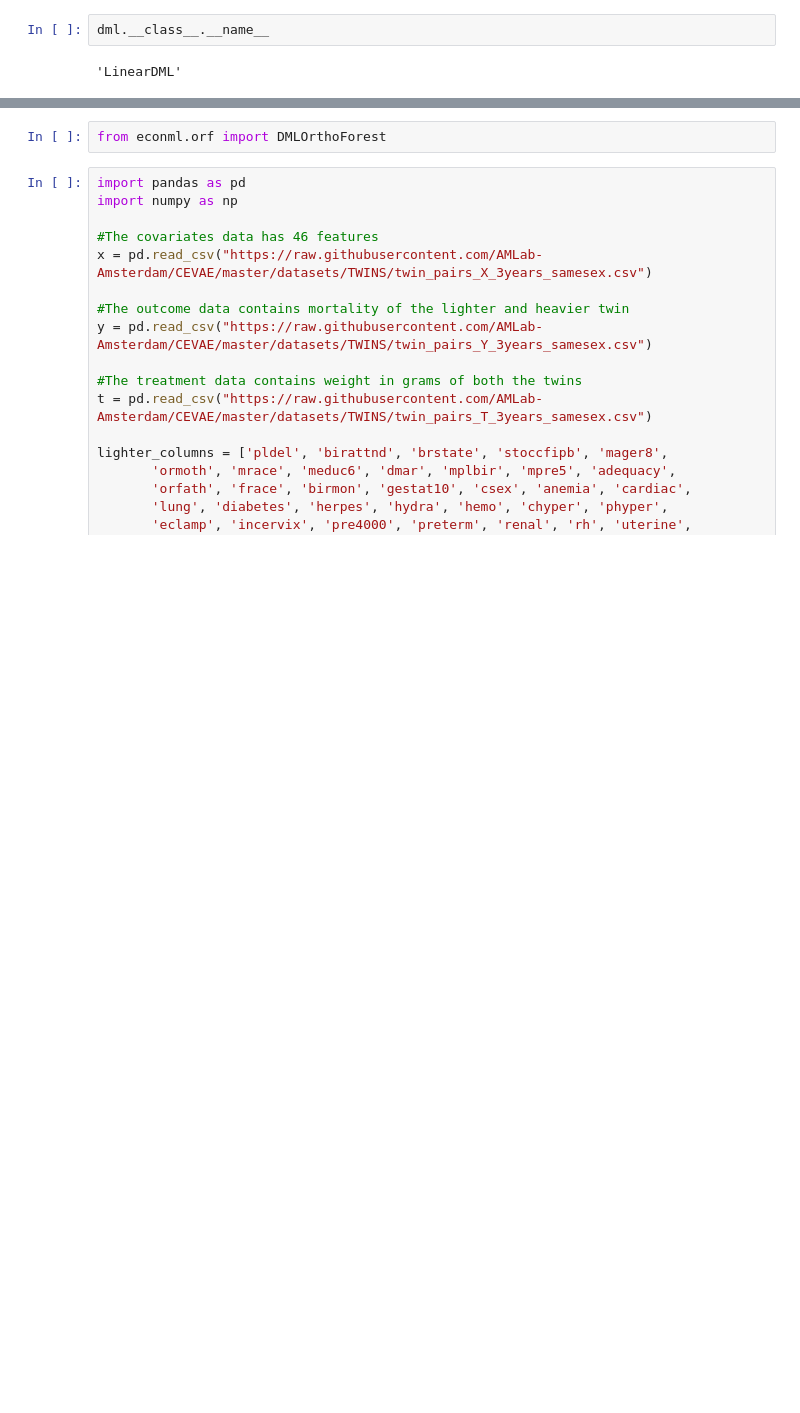
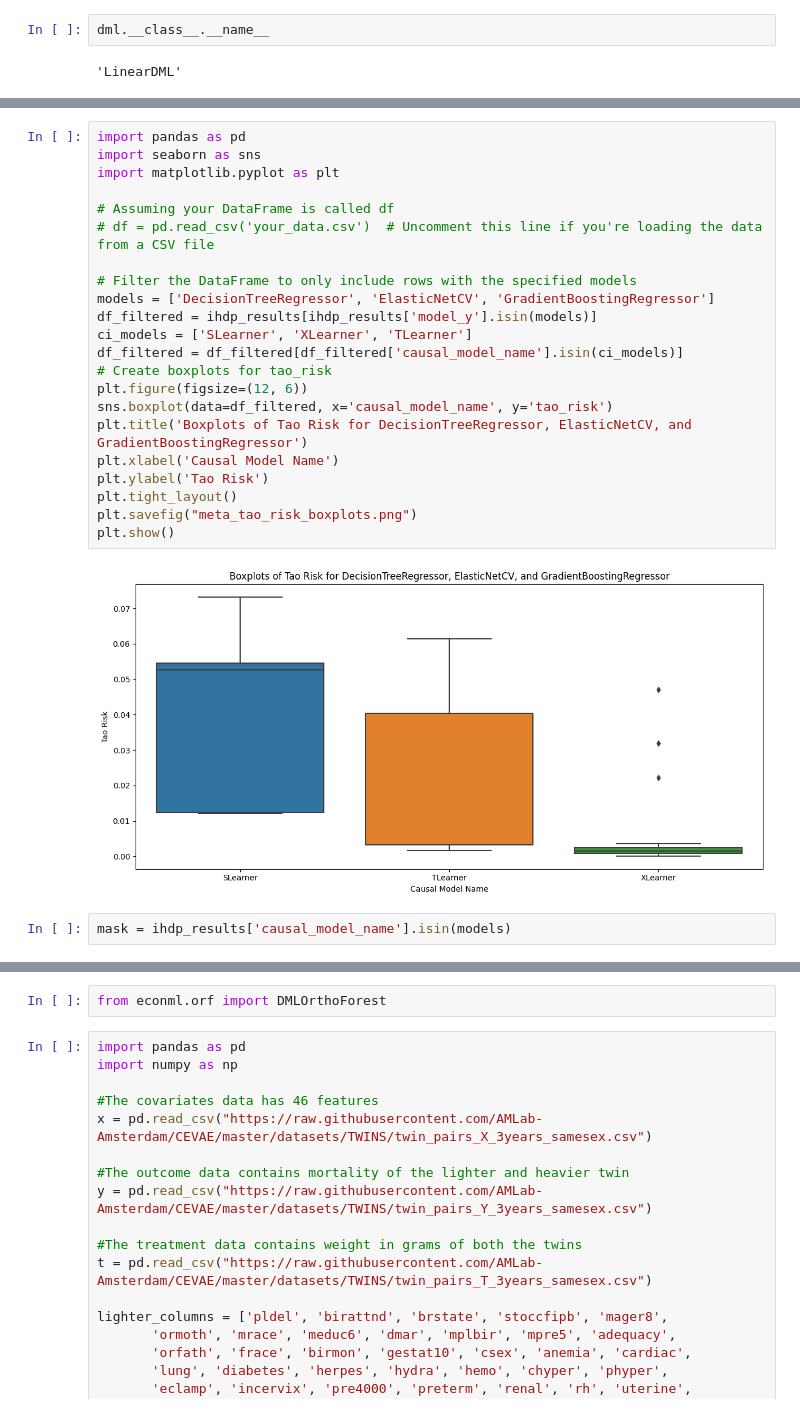
Before and after one commit to AnthonyCampbell208/hyperparameter_research, a Jupyter notebook: test.ipynb, the cells around one changed output, grey strips where cells are left out. Drawn from its saved outputs; the diff is of its cells as text; blank space fills up the shorter version.

```diff
--- a/test.ipynb
+++ b/test.ipynb
@@ -132,0 +263,26 @@ Name: treatment, Length: 747, dtype: bool
+# %%
+import pandas as pd
+import seaborn as sns
+import matplotlib.pyplot as plt
+
+# Assuming your DataFrame is called df
+# df = pd.read_csv('your_data.csv')  # Uncomment this line if you're loading the data from a CSV file
+
+# Filter the DataFrame to only include rows with the specified models
+models = ['DecisionTreeRegressor', 'ElasticNetCV', 'GradientBoostingRegressor']
+df_filtered = ihdp_results[ihdp_results['model_y'].isin(models)]
+ci_models = ['SLearner', 'XLearner', 'TLearner']
+df_filtered = df_filtered[df_filtered['causal_model_name'].isin(ci_models)]
+# Create boxplots for tao_risk
+plt.figure(figsize=(12, 6))
+sns.boxplot(data=df_filtered, x='causal_model_name', y='tao_risk')
+plt.title('Boxplots of Tao Risk for DecisionTreeRegressor, ElasticNetCV, and GradientBoostingRegressor')
+plt.xlabel('Causal Model Name')
+plt.ylabel('Tao Risk')
+plt.tight_layout()
+plt.savefig("meta_tao_risk_boxplots.png")
+plt.show()
+# %% [output]
+[figure, added]
+# %%
+mask = ihdp_results['causal_model_name'].isin(models)
```
Also changed, not shown: parts of 26 cells of this notebook, 10 other files.
